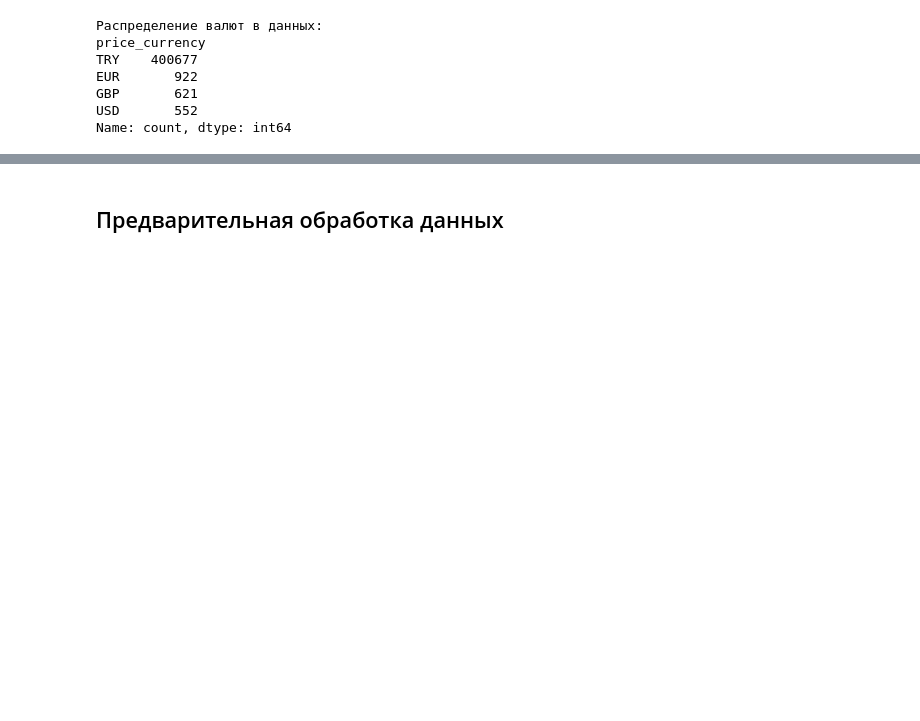
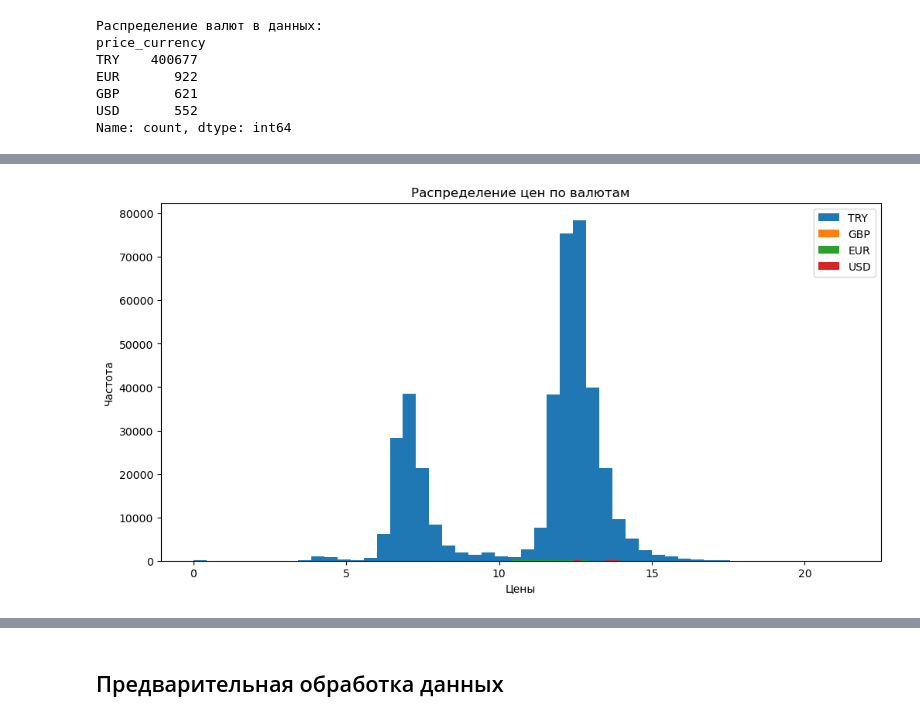
Before and after one commit to kri7ch/Machine-Learning-V2, a Jupyter notebook: joint_work/Рахмаев Петрова/jointworkFirst.ipynb, the cells around one changed output, grey strips where cells are left out. Drawn from its saved outputs; the diff is of its cells as text; code cells hidden in the pictures; blank space fills up the shorter version.

```diff
--- a/joint_work/Рахмаев Петрова/jointworkFirst.ipynb
+++ b/joint_work/Рахмаев Петрова/jointworkFirst.ipynb
@@ -241,0 +270,14 @@ Name: count, dtype: int64
+# %%
+# Визуализация распределения цен по разным валютам
+plt.figure(figsize=(12, 6))
+for currency in df_before['price_currency'].unique():
+    if pd.notna(currency):
+        subset = df_before[df_before['price_currency'] == currency]
+        plt.hist(np.log1p(subset['price']), bins=50, label=currency)
+plt.title('Распределение цен по валютам')
+plt.xlabel('Цены')
+plt.ylabel('Частота')
+plt.legend()
+plt.show()
+# %% [output]
+[figure, added]
```
Also changed, not shown: parts of 20 cells of this notebook, 1 other file.
